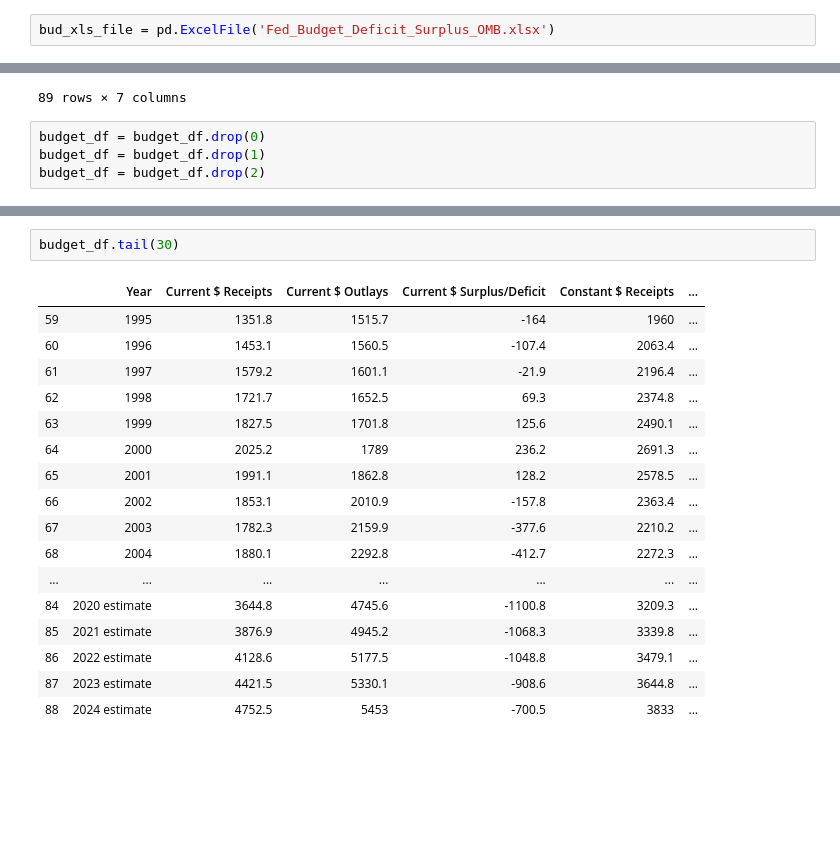
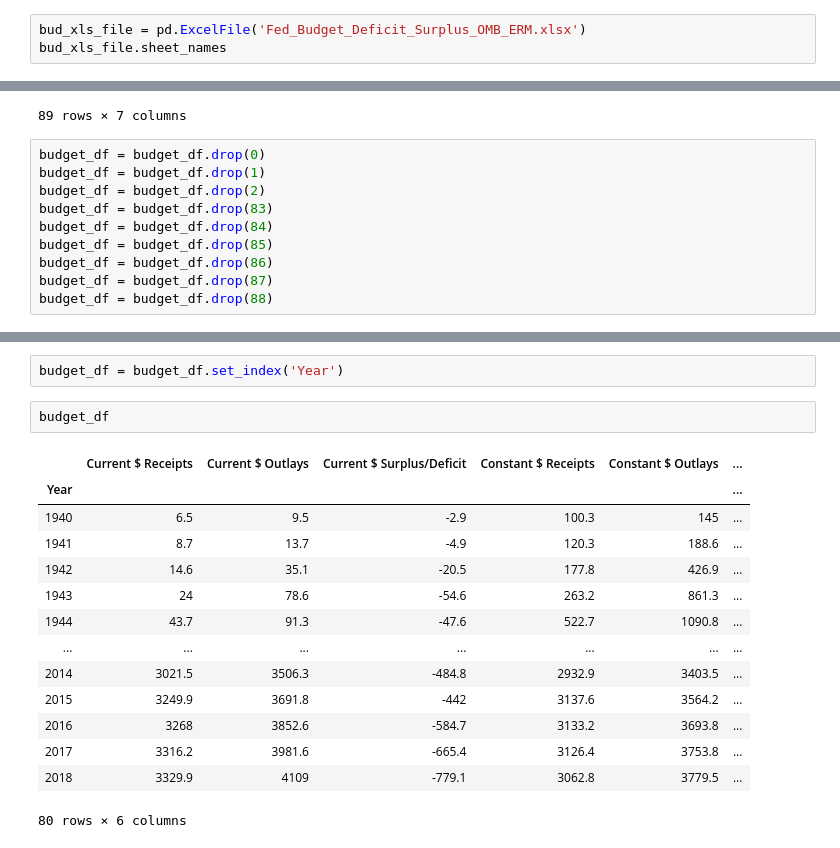
Before and after one commit to ErinMandell/ETL-Challenge, a Jupyter notebook: budget_deficit_surplus.ipynb, the cells around one changed output, grey strips where cells are left out. Saved outputs shown, nothing was run; the diff lists cells and outputs as text; blank space fills up the shorter version.

```diff
--- a/budget_deficit_surplus.ipynb
+++ b/budget_deficit_surplus.ipynb
@@ -4,2 +8,3 @@ from sqlalchemy import create_engine
 # %%
-bud_xls_file = pd.ExcelFile('Fed_Budget_Deficit_Surplus_OMB.xlsx')
+bud_xls_file = pd.ExcelFile('Fed_Budget_Deficit_Surplus_OMB_ERM.xlsx')
+bud_xls_file.sheet_names
@@ -75,3 +78,9 @@ budget_df
 budget_df = budget_df.drop(0)
 budget_df = budget_df.drop(1)
 budget_df = budget_df.drop(2)
+budget_df = budget_df.drop(83)
+budget_df = budget_df.drop(84)
+budget_df = budget_df.drop(85)
+budget_df = budget_df.drop(86)
+budget_df = budget_df.drop(87)
+budget_df = budget_df.drop(88)
@@ -78,20 +96,19 @@ budget_df = budget_df.drop(2)
+# %%
+budget_df = budget_df.set_index('Year')
 # %%
-budget_df.tail(30)
+budget_df
 # %% [output]
-|  | Year | Current $ Receipts | Current $ Outlays | Current $ Surplus/Deficit | Constant $ Receipts | ... |
-| 59 | 1995 | 1351.8 | 1515.7 | -164 | 1960 | ... |
-| 60 | 1996 | 1453.1 | 1560.5 | -107.4 | 2063.4 | ... |
-| 61 | 1997 | 1579.2 | 1601.1 | -21.9 | 2196.4 | ... |
-| 62 | 1998 | 1721.7 | 1652.5 | 69.3 | 2374.8 | ... |
-| 63 | 1999 | 1827.5 | 1701.8 | 125.6 | 2490.1 | ... |
-| 64 | 2000 | 2025.2 | 1789 | 236.2 | 2691.3 | ... |
-| 65 | 2001 | 1991.1 | 1862.8 | 128.2 | 2578.5 | ... |
-| 66 | 2002 | 1853.1 | 2010.9 | -157.8 | 2363.4 | ... |
-| 67 | 2003 | 1782.3 | 2159.9 | -377.6 | 2210.2 | ... |
-| 68 | 2004 | 1880.1 | 2292.8 | -412.7 | 2272.3 | ... |
+|  | Current $ Receipts | Current $ Outlays | Current $ Surplus/Deficit | Constant $ Receipts | Constant $ Outlays | ... |
+| Year |  |  |  |  |  | ... |
+| 1940 | 6.5 | 9.5 | -2.9 | 100.3 | 145 | ... |
+| 1941 | 8.7 | 13.7 | -4.9 | 120.3 | 188.6 | ... |
+| 1942 | 14.6 | 35.1 | -20.5 | 177.8 | 426.9 | ... |
+| 1943 | 24 | 78.6 | -54.6 | 263.2 | 861.3 | ... |
+| 1944 | 43.7 | 91.3 | -47.6 | 522.7 | 1090.8 | ... |
 | ... | ... | ... | ... | ... | ... | ... |
-| 84 | 2020 estimate | 3644.8 | 4745.6 | -1100.8 | 3209.3 | ... |
-| 85 | 2021 estimate | 3876.9 | 4945.2 | -1068.3 | 3339.8 | ... |
-| 86 | 2022 estimate | 4128.6 | 5177.5 | -1048.8 | 3479.1 | ... |
-| 87 | 2023 estimate | 4421.5 | 5330.1 | -908.6 | 3644.8 | ... |
-| 88 | 2024 estimate | 4752.5 | 5453 | -700.5 | 3833 | ... |
+| 2014 | 3021.5 | 3506.3 | -484.8 | 2932.9 | 3403.5 | ... |
+| 2015 | 3249.9 | 3691.8 | -442 | 3137.6 | 3564.2 | ... |
+| 2016 | 3268 | 3852.6 | -584.7 | 3133.2 | 3693.8 | ... |
+| 2017 | 3316.2 | 3981.6 | -665.4 | 3126.4 | 3753.8 | ... |
+| 2018 | 3329.9 | 4109 | -779.1 | 3062.8 | 3779.5 | ... |
+80 rows × 6 columns
```
Also changed, not shown: parts of 7 cells of this notebook.
